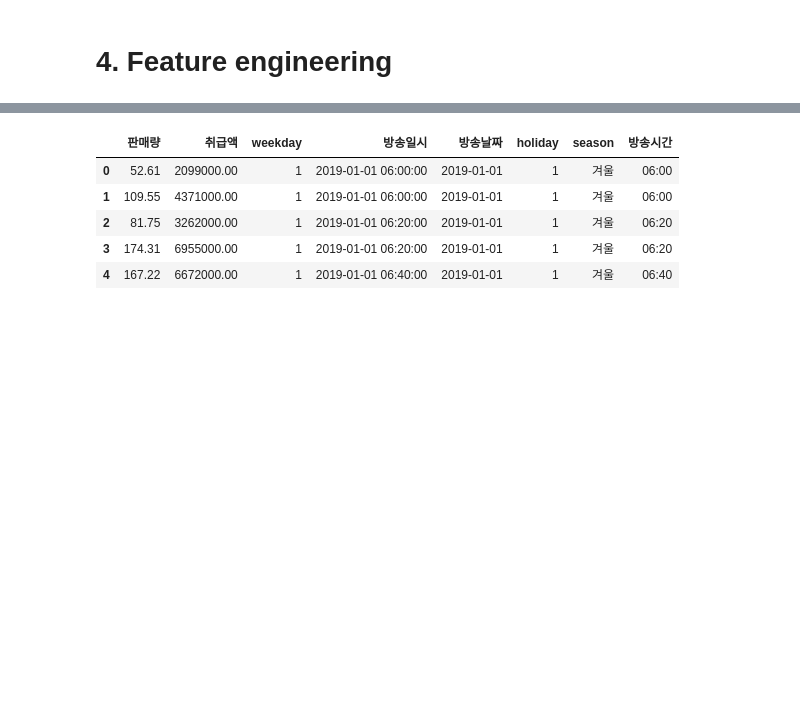
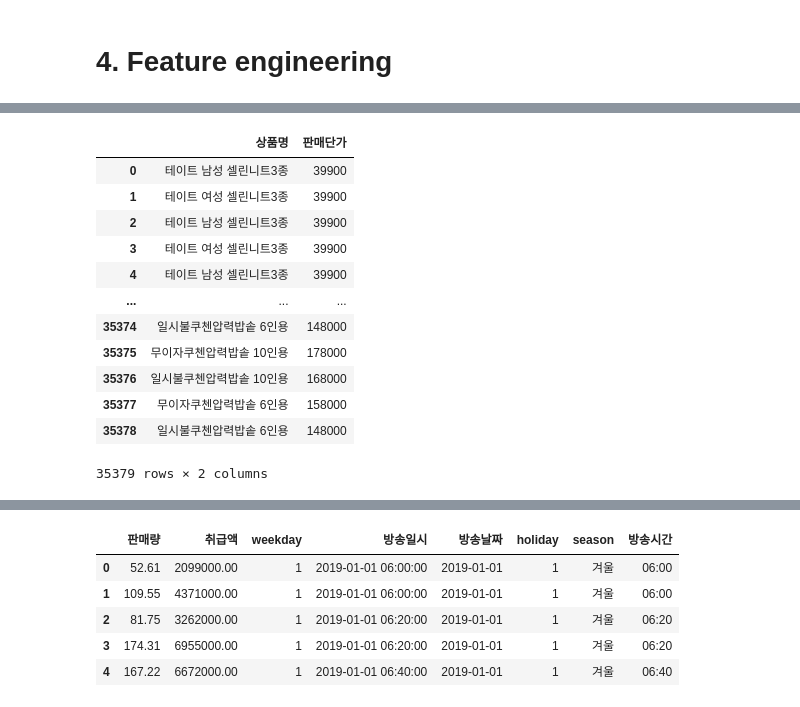
Before and after one commit to narijeong/bigcontest2020, a Jupyter notebook: 조선근/Prime_time.ipynb, the cells around one changed output, grey strips where cells are left out. Drawn from its saved outputs; the diff is of its cells as text; code cells hidden in the pictures; blank space fills up the shorter version.

```diff
--- a/조선근/Prime_time.ipynb
+++ b/조선근/Prime_time.ipynb
@@ -164,0 +212,17 @@ sales.head()
+# %%
+new_df = sales[["상품명","판매단가"]]
+new_df
+# %% [output]
+|  | 상품명 | 판매단가 |
+| 0 | 테이트 남성 셀린니트3종 | 39900 |
+| 1 | 테이트 여성 셀린니트3종 | 39900 |
+| 2 | 테이트 남성 셀린니트3종 | 39900 |
+| 3 | 테이트 여성 셀린니트3종 | 39900 |
+| 4 | 테이트 남성 셀린니트3종 | 39900 |
+| ... | ... | ... |
+| 35374 | 일시불쿠첸압력밥솥 6인용 | 148000 |
+| 35375 | 무이자쿠첸압력밥솥 10인용 | 178000 |
+| 35376 | 일시불쿠첸압력밥솥 10인용 | 168000 |
+| 35377 | 무이자쿠첸압력밥솥 6인용 | 158000 |
+| 35378 | 일시불쿠첸압력밥솥 6인용 | 148000 |
+35379 rows × 2 columns
```
Also changed, not shown: parts of 15 cells of this notebook, 3 other files.
